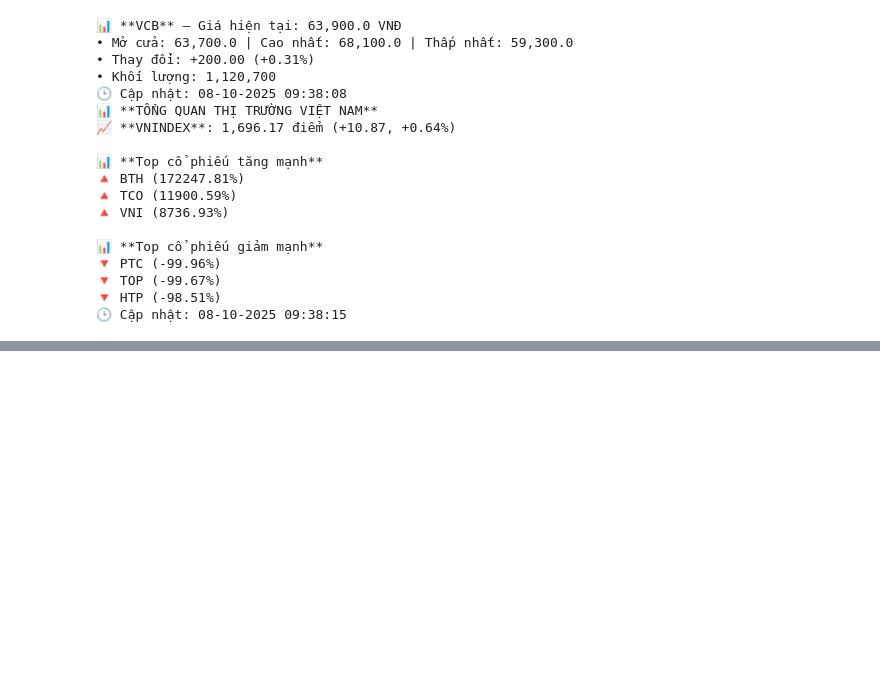
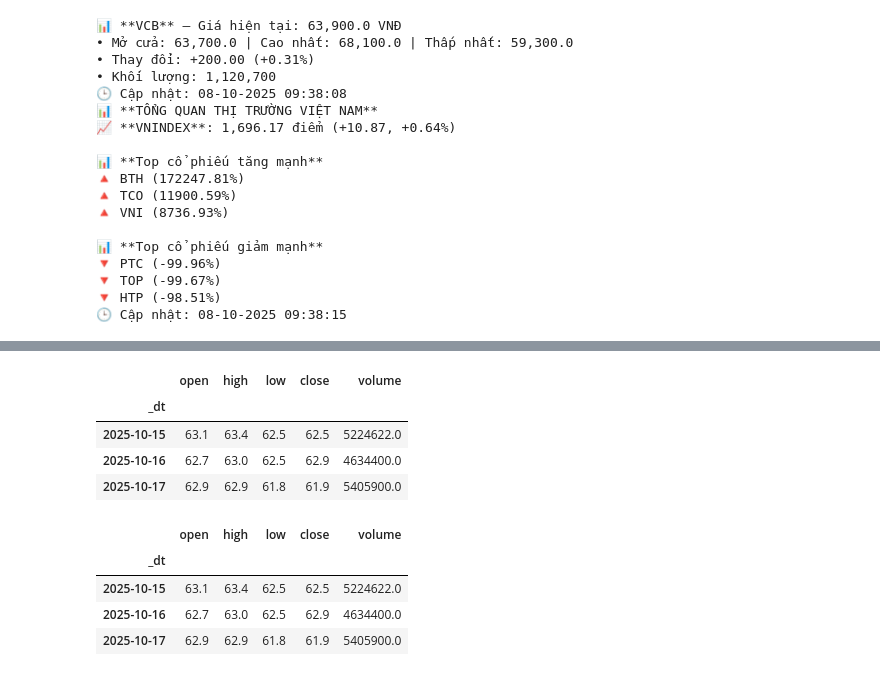
Before and after one commit to trantran2929/RAG_CHATBOT, a Jupyter notebook: text_stock.ipynb, the cells around one changed output, grey strips where cells are left out. Drawn from its saved outputs; the diff is of its cells as text; code cells hidden in the pictures; blank space fills up the shorter version.

```diff
--- a/text_stock.ipynb
+++ b/text_stock.ipynb
@@ -533,3 +526,18 @@ print(format_market_summary())
 🔻 TOP (-99.67%)
 🔻 HTP (-98.51%)
 🕒 Cập nhật: 08-10-2025 09:38:15
+# %%
+from modules.api.stock_api import get_time_vn, get_history_df_vnstock, get_prices_df, get_close_series
+
+print("Now ICT:", get_time_vn())  # vd: 20-10-2025 10:12:34
+
+df = get_history_df_vnstock("VCB")
+print(df.index.min(), "→", df.index.max())
+display(df.tail(3))
+
+dfm = get_prices_df("VCB", days=365)
+display(dfm.tail(3))
+
+s = get_close_series("VCB", days=365)
+print("len:", len(s), "last:", s.index.max())
+# %% [output]
@@ -535,0 +546,10 @@ print(format_market_summary())
+|  | open | high | low | close | volume |
+| _dt |  |  |  |  |  |
+| 2025-10-15 | 63.1 | 63.4 | 62.5 | 62.5 | 5224622.0 |
+| 2025-10-16 | 62.7 | 63.0 | 62.5 | 62.9 | 4634400.0 |
+| 2025-10-17 | 62.9 | 62.9 | 61.8 | 61.9 | 5405900.0 |
+|  | open | high | low | close | volume |
+| _dt |  |  |  |  |  |
+| 2025-10-15 | 63.1 | 63.4 | 62.5 | 62.5 | 5224622.0 |
+| 2025-10-16 | 62.7 | 63.0 | 62.5 | 62.9 | 4634400.0 |
+| 2025-10-17 | 62.9 | 62.9 | 61.8 | 61.9 | 5405900.0 |
```
Also changed, not shown: parts of 6 cells of this notebook, 43 other files.
